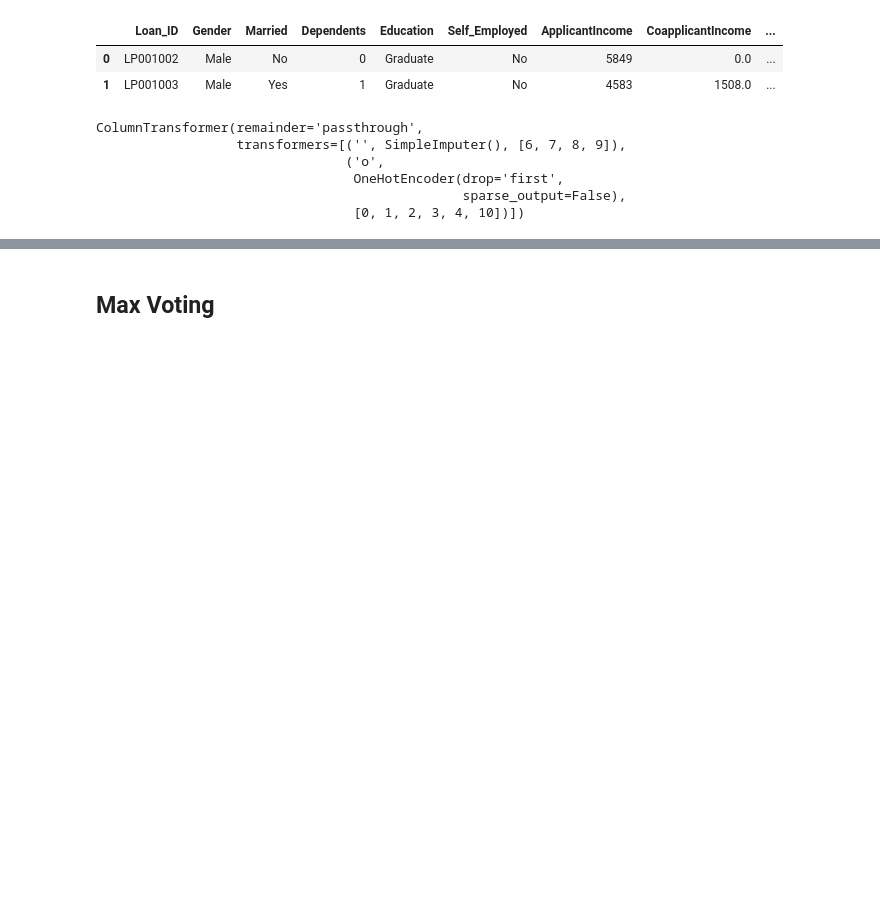
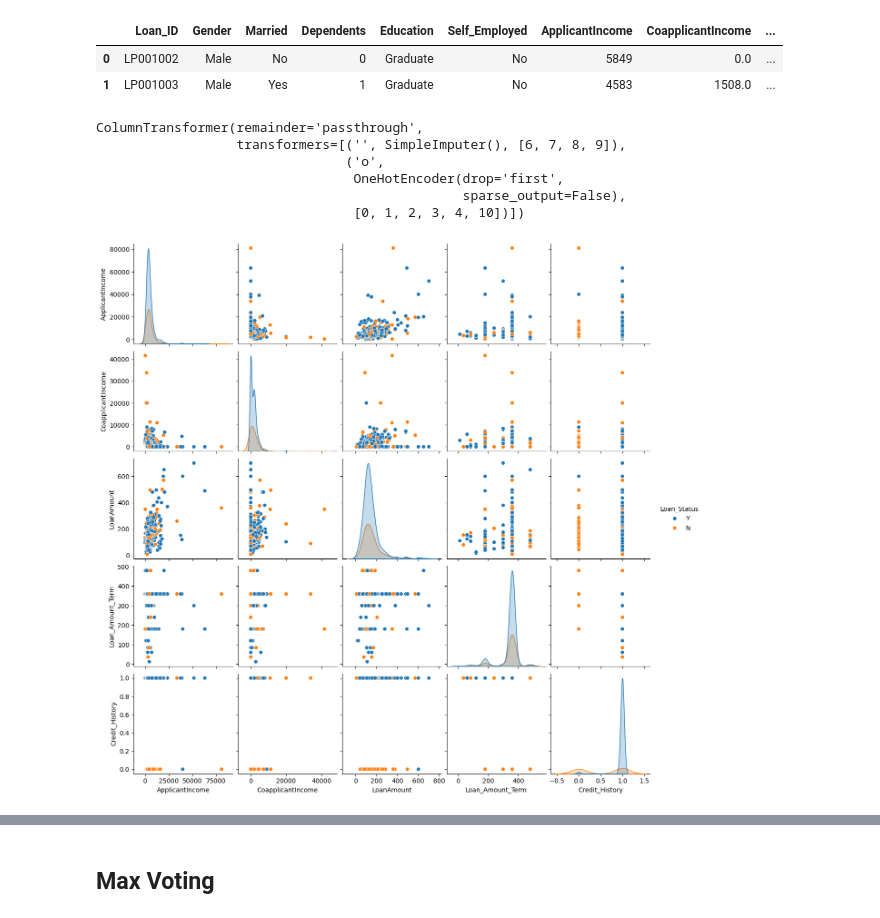
Before and after one commit to AftabQuant/Machine-Learning-Chronicles, a Jupyter notebook: Machine Learning Hub/Data Science Course/Machine Learning/Ensemble Learning/Basic Ensemble Learning Algorithm.ipynb, the cells around one changed output, grey strips where cells are left out. Cells and saved outputs as stored; diff of their text form; code cells hidden in the pictures; blank space fills up the shorter version.

```diff
--- a/Machine Learning Hub/Data Science Course/Machine Learning/Ensemble Learning/Basic Ensemble Learning Algorithm.ipynb
+++ b/Machine Learning Hub/Data Science Course/Machine Learning/Ensemble Learning/Basic Ensemble Learning Algorithm.ipynb
@@ -46,0 +48,5 @@ x_train, x_test, y_train, y_test = train_test_split(x, y, test_size=0.2, random_
+# %%
+sns.pairplot(df, hue='Loan_Status')
+plt.show()
+# %% [output]
+[figure, added]
```
Also changed, not shown: parts of 10 cells of this notebook.
